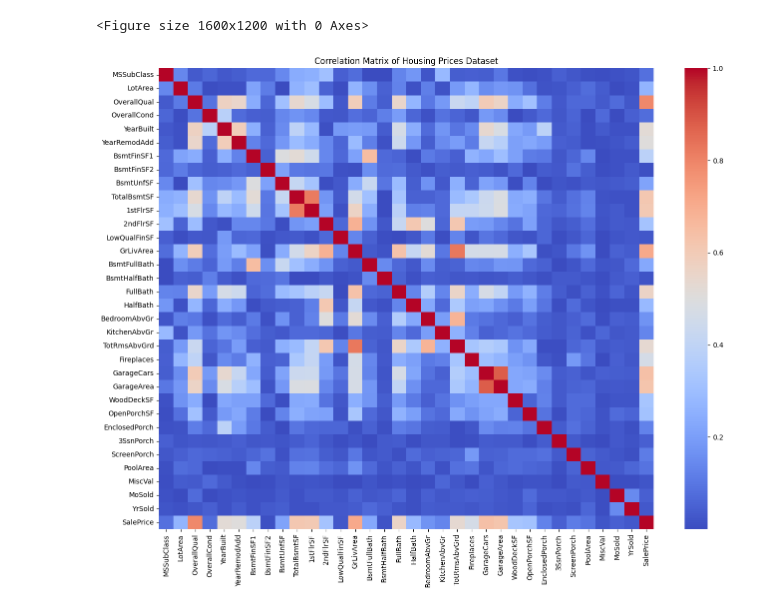
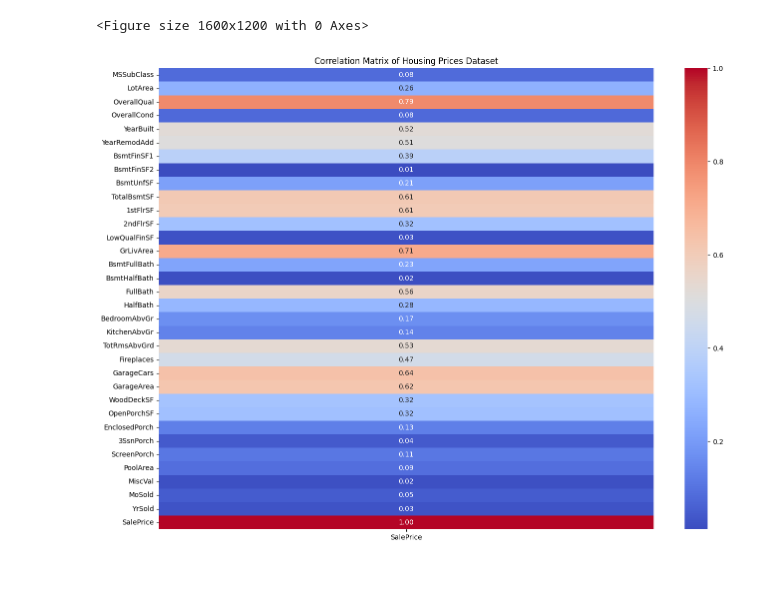
Before and after one commit to AamirIbrahim/housing_price_predictor, a Jupyter notebook: sample_queries/basic_visualization.ipynb, the cells around one changed output. Cells and saved outputs as stored; diff of their text form; code cells hidden in the pictures; blank space fills up the shorter version.

Commit message:
visualization update

```diff
--- a/sample_queries/basic_visualization.ipynb
+++ b/sample_queries/basic_visualization.ipynb
@@ -48,7 +53,7 @@ display(correlation_matrix)
 # %%
 plt.figure(figsize=(16, 12))
-sns.heatmap(correlation_matrix, annot=True, fmt=".2f", cmap='coolwarm', cbar=True)
+sns.heatmap(correlation_matrix[['SalePrice']], annot=True, fmt=".2f", cmap='coolwarm', cbar=True)
 plt.title("Correlation Matrix of Housing Prices Dataset")
 plt.show()
 # %% [output]
-[figure, old version]
+[figure, new version]
```
Also changed, not shown: parts of 1 cell of this notebook.
